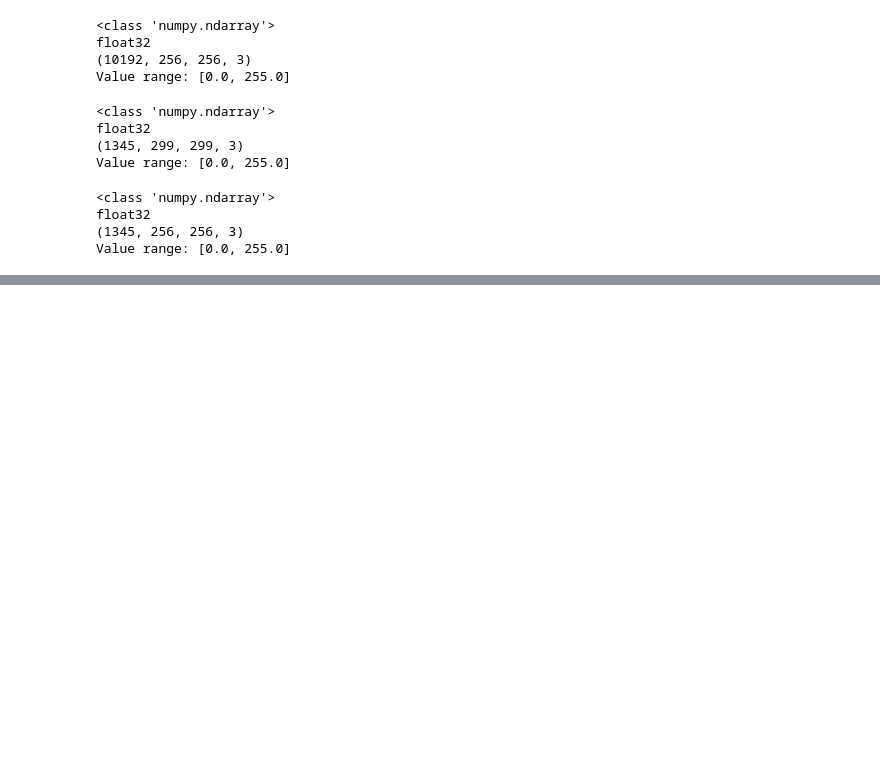
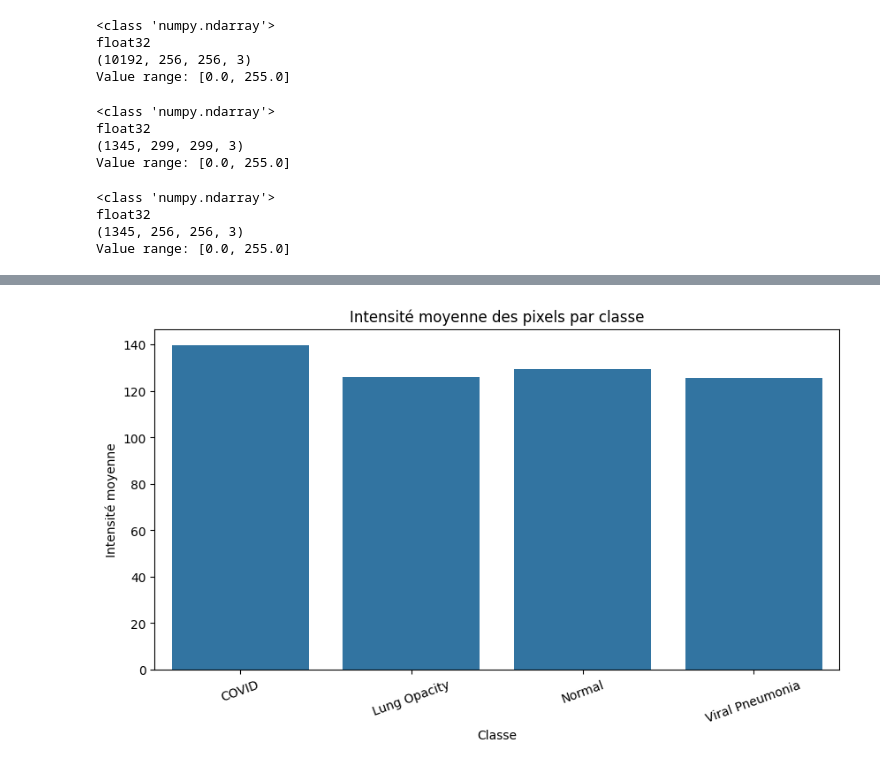
Before and after one commit to hmilet/covid-19, a Jupyter notebook: covid-19_Datasets.ipynb, the cells around one changed output, grey strips where cells are left out. Saved outputs shown, nothing was run; the diff lists cells and outputs as text; code cells hidden in the pictures; blank space fills up the shorter version.

```diff
--- a/covid-19_Datasets.ipynb
+++ b/covid-19_Datasets.ipynb
@@ -119,0 +167,27 @@ Value range: [0.0, 255.0]
+# %%
+def get_pixel_stats(class_image_arrays):
+
+    stats = []
+
+    for class_name, arr in class_image_arrays.items():
+        stats.append({
+            "class": class_name,
+            "n_images": arr.shape[0],
+            "pixel_min": arr.min(),
+            "pixel_max": arr.max(),
+            "pixel_mean": arr.mean(),
+            "pixel_std": arr.std()
+        })
+
+    return pd.DataFrame(stats)
+# %%
+class_image_arrays = {
+    "COVID": covid_img_arr,
+    "Lung Opacity": lung_opa_img_arr,
+    "Normal": normal_img_arr,
+    "Viral Pneumonia": pneumo_img_arr
+}
+
+pixel_stats_df = get_pixel_stats(class_image_arrays)
+
+pixel_stats_df
@@ -119,0 +200,16 @@ Value range: [0.0, 255.0]
+# %%
+plt.figure(figsize=(10, 5))
+
+sns.barplot(
+    data=pixel_stats_df,
+    x="class",
+    y="pixel_mean"
+)
+
+plt.title("Intensité moyenne des pixels par classe")
+plt.xlabel("Classe")
+plt.ylabel("Intensité moyenne")
+plt.xticks(rotation=20)
+plt.show()
+# %% [output]
+[figure, added]
```
Also changed, not shown: parts of 20 cells of this notebook.
